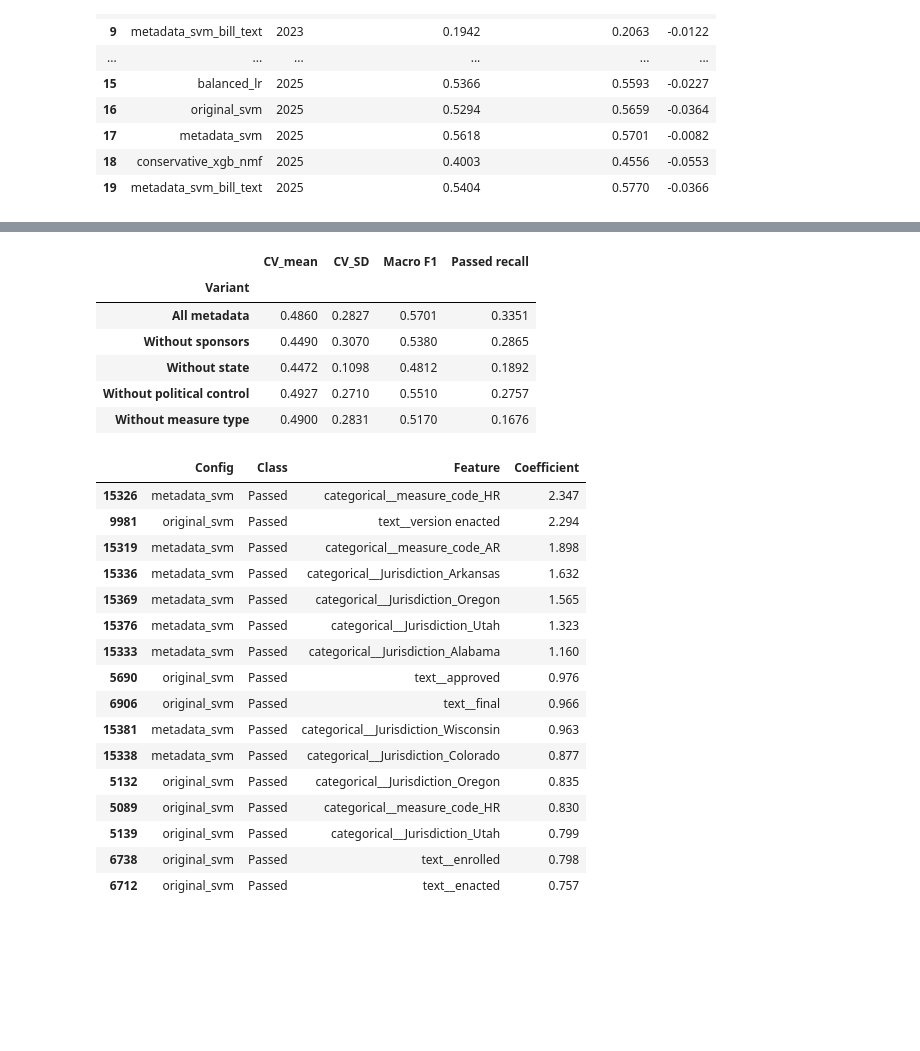
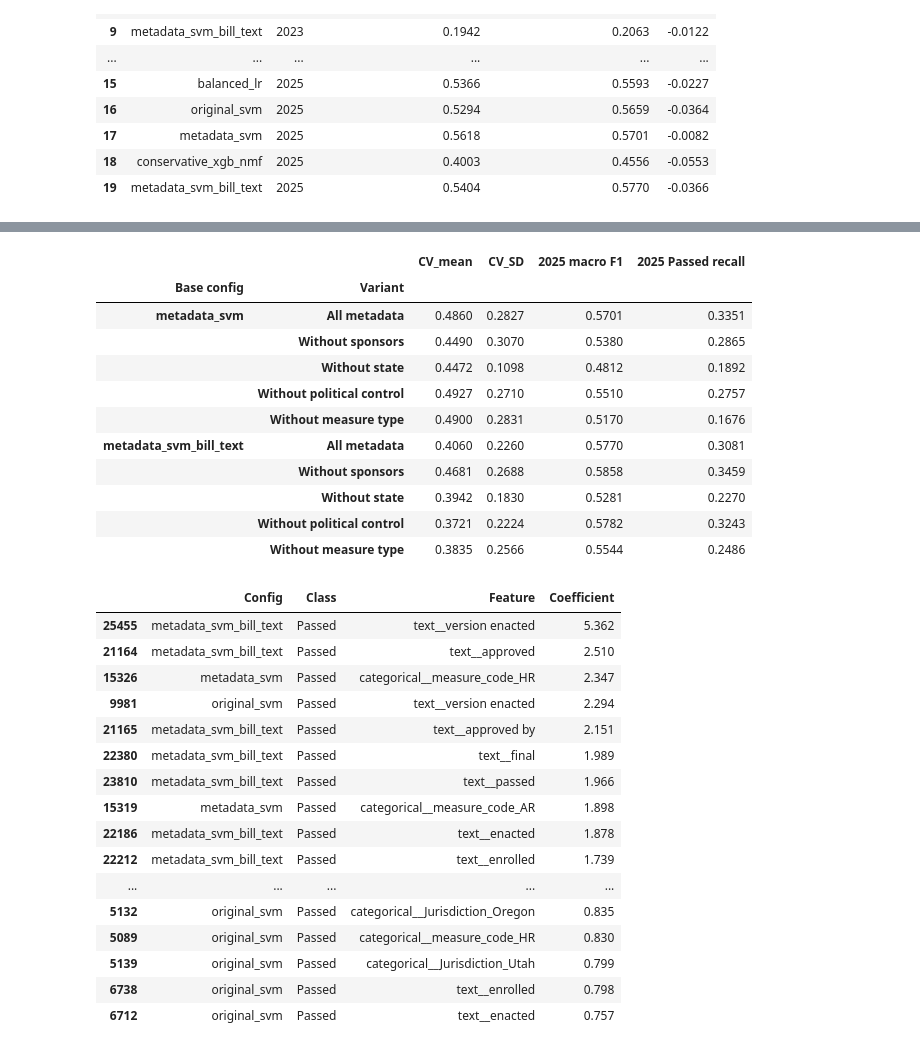
Before and after one commit to dhMontes/siads696-state-of-ai, a Jupyter notebook: notebooks/06_model_evaluation.ipynb, the cells around one changed output, grey strips where cells are left out. Drawn from its saved outputs; the diff is of its cells as text; code cells hidden in the pictures; blank space fills up the shorter version.

```diff
--- a/notebooks/06_model_evaluation.ipynb
+++ b/notebooks/06_model_evaluation.ipynb
@@ -629,68 +676,76 @@ later-stage legislative wording also limits interpretation as an early predictio
 # %%
-metadata_config = next(c for c in configs if c['id'] == 'metadata_svm')
+diagnostic_ids = ['original_svm', 'metadata_svm', 'metadata_svm_bill_text']
+balanced_svm_ids = ['metadata_svm', 'metadata_svm_bill_text']
 removed_groups = {
     'Without sponsors': ['D_Count', 'R_Count', 'Other_Count', 'Unknown_Count',
                          'Total_Sponsors', 'Bipartisan_Support',
                          'Democrat_Sponsor_Ratio', 'Republican_Sponsor_Ratio'],
     'Without state': ['Jurisdiction'],
     'Without political control': ['State_Political_Control'],
     'Without measure type': ['measure_code'],
 }
-ablation_rows = fold_scores.loc[fold_scores.Config.eq('metadata_svm')].copy()
-ablation_rows['Variant'] = 'All metadata'
-ablations = [ablation_rows]
-ablation_predictions = []
-for name, excluded in removed_groups.items():
-    config = {**metadata_config, 'id': name,
-              'feature_groups': {group: [col for col in columns if col not in excluded]
-                                 for group, columns in FEATURE_GROUPS.items()}}
-    rows = []
-    for year, train, holdout in folds + [(2025, training, validation)]:
-        _, score, row_predictions = run_configuration(config, train, holdout, year)
-        rows.append({**score, 'Variant': name})
-        ablation_predictions.append(row_predictions)
-    ablations.append(pd.DataFrame(rows))
+ablations, ablation_predictions = [], []
+for base_id in balanced_svm_ids:
+    base = next(c for c in configs if c['id'] == base_id)
+    baseline = fold_scores.loc[fold_scores.Config.eq(base_id)].copy()
+    ablations.append(baseline.assign(**{'Base config': base_id, 'Variant': 'All metadata'}))
+    for name, excluded in removed_groups.items():
+        config = {**base, 'id': name if base_id == 'metadata_svm' else f'{base_id}: {name}',
+                  'feature_groups': {group: [col for col in columns if col not in excluded]
+                                     for group, columns in FEATURE_GROUPS.items()}}
+        rows = []
+        for year, train, holdout in folds + [(2025, training, validation)]:
+            _, score, row_predictions = run_configuration(config, train, holdout, year)
+            rows.append({**score, 'Base config': base_id, 'Variant': name})
+            ablation_predictions.append(row_predictions.assign(**{'Base config': base_id, 'Variant': name}))
+        ablations.append(pd.DataFrame(rows))
 ablation_scores = pd.concat(ablations, ignore_index=True)
-ablation_summary = ablation_scores.loc[ablation_scores.Year.lt(2025)].groupby('Variant', sort=False).agg(
+ablation_keys = ['Base config', 'Variant']
+ablation_summary = ablation_scores.loc[ablation_scores.Year.lt(2025)].groupby(ablation_keys, sort=False).agg(
     CV_mean=('Macro F1', 'mean'), CV_SD=('Macro F1', 'std')).join(
-        ablation_scores.loc[ablation_scores.Year.eq(2025)].set_index('Variant')[['Macro F1', 'Passed recall']])
+        ablation_scores.loc[ablation_scores.Year.eq(2025)].set_index(ablation_keys)[['Macro F1', 'Passed recall']])
 ablation_scores.to_csv(output_dir / 'metadata_ablation_scores.csv', index=False)
 pd.concat(ablation_predictions, ignore_index=True).to_csv(output_dir / 'metadata_ablation_predictions.csv', index=False)
 ablation_summary.to_csv(output_dir / 'metadata_ablation_summary.csv')
-display(ablation_summary.round(4))
+display(ablation_summary.rename(columns={'Macro F1': '2025 macro F1', 'Passed recall': '2025 Passed recall'}).round(4))
 
 coefficient_tables = []
-for config_id in ['original_svm', 'metadata_svm']:
+for config_id in diagnostic_ids:
     pipeline = validation_runs[config_id]['pipeline']
     feature_names = pipeline.named_steps['preprocessor'].get_feature_names_out()
     model = pipeline.named_steps['classifier']
     for label, coefficients in zip(model.classes_, model.coef_):
         coefficient_tables.append(pd.DataFrame({'Config': config_id, 'Class': label,
             'Feature': feature_names, 'Coefficient': coefficients}))
 coefficients = pd.concat(coefficient_tables, ignore_index=True)
 coefficients.to_csv(output_dir / 'svm_coefficients.csv', index=False)
 leading = coefficients.sort_values('Coefficient', ascending=False).groupby(['Config', 'Class'], sort=False).head(8)
 display(leading.loc[leading.Class.eq('Passed')].round(3))
 # %% [output]
-|  | CV_mean | CV_SD | Macro F1 | Passed recall |
-| Variant |  |  |  |  |
-| All metadata | 0.4860 | 0.2827 | 0.5701 | 0.3351 |
-| Without sponsors | 0.4490 | 0.3070 | 0.5380 | 0.2865 |
-| Without state | 0.4472 | 0.1098 | 0.4812 | 0.1892 |
-| Without political control | 0.4927 | 0.2710 | 0.5510 | 0.2757 |
-| Without measure type | 0.4900 | 0.2831 | 0.5170 | 0.1676 |
+|  |  | CV_mean | CV_SD | 2025 macro F1 | 2025 Passed recall |
+| Base config | Variant |  |  |  |  |
+| metadata_svm | All metadata | 0.4860 | 0.2827 | 0.5701 | 0.3351 |
+|  | Without sponsors | 0.4490 | 0.3070 | 0.5380 | 0.2865 |
+|  | Without state | 0.4472 | 0.1098 | 0.4812 | 0.1892 |
+|  | Without political control | 0.4927 | 0.2710 | 0.5510 | 0.2757 |
+|  | Without measure type | 0.4900 | 0.2831 | 0.5170 | 0.1676 |
+| metadata_svm_bill_text | All metadata | 0.4060 | 0.2260 | 0.5770 | 0.3081 |
+|  | Without sponsors | 0.4681 | 0.2688 | 0.5858 | 0.3459 |
+|  | Without state | 0.3942 | 0.1830 | 0.5281 | 0.2270 |
+|  | Without political control | 0.3721 | 0.2224 | 0.5782 | 0.3243 |
+|  | Without measure type | 0.3835 | 0.2566 | 0.5544 | 0.2486 |
 |  | Config | Class | Feature | Coefficient |
+| 25455 | metadata_svm_bill_text | Passed | text__version enacted | 5.362 |
+| 21164 | metadata_svm_bill_text | Passed | text__approved | 2.510 |
 | 15326 | metadata_svm | Passed | categorical__measure_code_HR | 2.347 |
 | 9981 | original_svm | Passed | text__version enacted | 2.294 |
+| 21165 | metadata_svm_bill_text | Passed | text__approved by | 2.151 |
+| 22380 | metadata_svm_bill_text | Passed | text__final | 1.989 |
+| 23810 | metadata_svm_bill_text | Passed | text__passed | 1.966 |
 | 15319 | metadata_svm | Passed | categorical__measure_code_AR | 1.898 |
-| 15336 | metadata_svm | Passed | categorical__Jurisdiction_Arkansas | 1.632 |
-| 15369 | metadata_svm | Passed | categorical__Jurisdiction_Oregon | 1.565 |
-| 15376 | metadata_svm | Passed | categorical__Jurisdiction_Utah | 1.323 |
-| 15333 | metadata_svm | Passed | categorical__Jurisdiction_Alabama | 1.160 |
-| 5690 | original_svm | Passed | text__approved | 0.976 |
-| 6906 | original_svm | Passed | text__final | 0.966 |
-| 15381 | metadata_svm | Passed | categorical__Jurisdiction_Wisconsin | 0.963 |
-| 15338 | metadata_svm | Passed | categorical__Jurisdiction_Colorado | 0.877 |
+| 22186 | metadata_svm_bill_text | Passed | text__enacted | 1.878 |
+| 22212 | metadata_svm_bill_text | Passed | text__enrolled | 1.739 |
+| ... | ... | ... | ... | ... |
 | 5132 | original_svm | Passed | categorical__Jurisdiction_Oregon | 0.835 |
 | 5089 | original_svm | Passed | categorical__measure_code_HR | 0.830 |
 | 5139 | original_svm | Passed | categorical__Jurisdiction_Utah | 0.799 |
```
Also changed, not shown: parts of 7 cells of this notebook, 3 other files.
